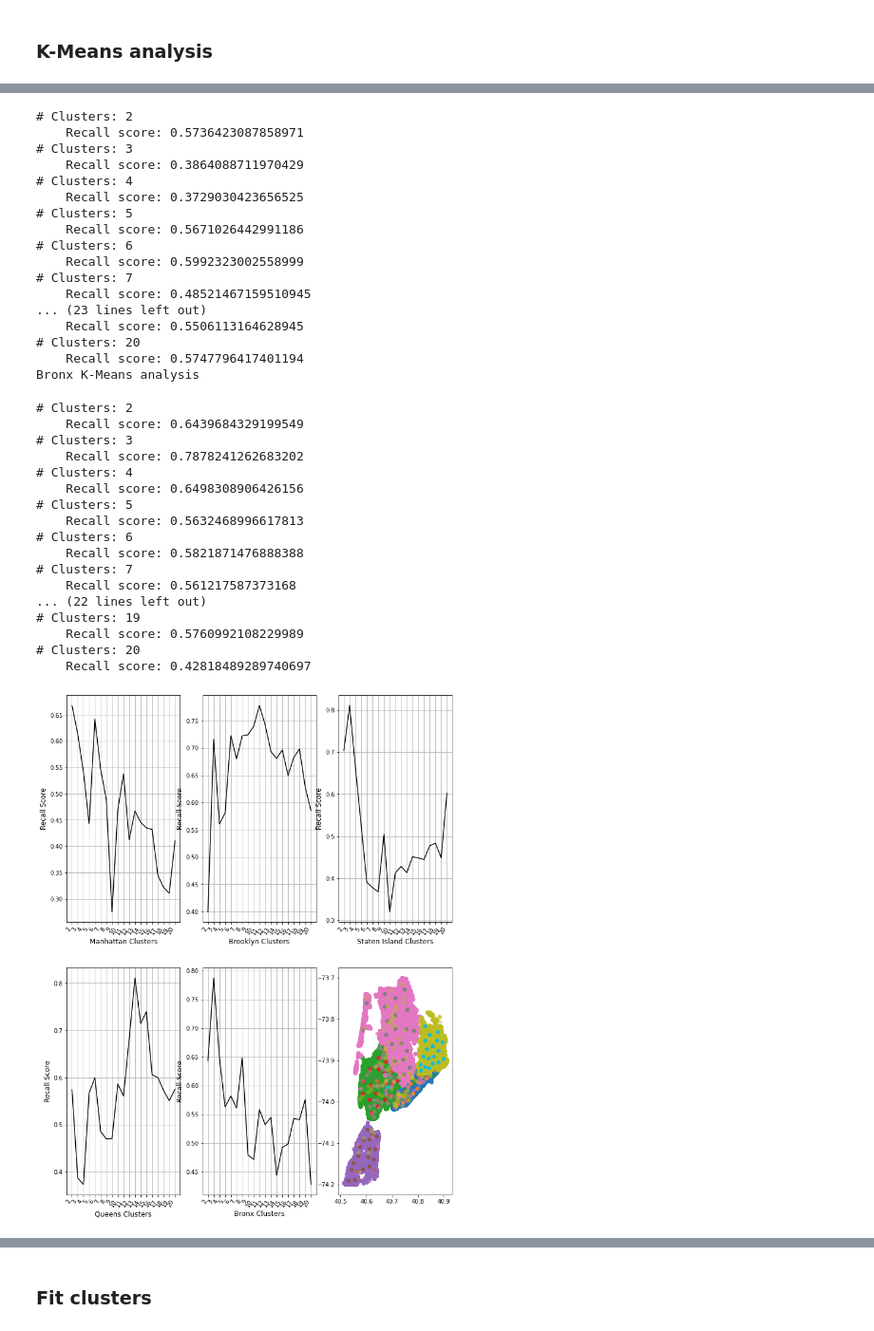
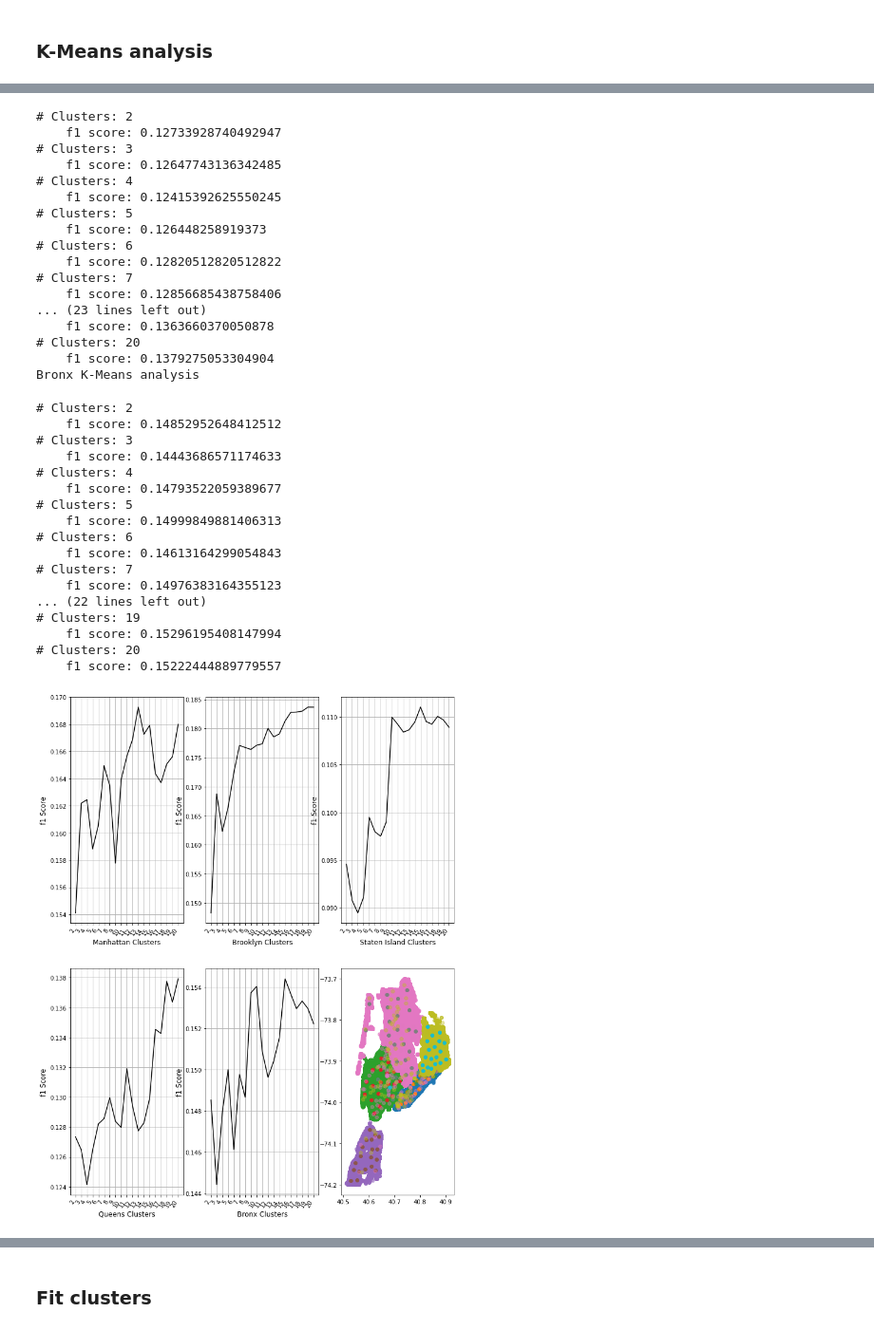
Before and after one commit to HechtYehuda/NYC-MVA-model, a Jupyter notebook: Hyperparameter tuning.ipynb, the cells around one changed output, grey strips where cells are left out. Shown at 95% size. Drawn from its saved outputs; the diff is of its cells as text; code cells hidden in the pictures.

```diff
--- a/Hyperparameter tuning.ipynb
+++ b/Hyperparameter tuning.ipynb
@@ -57,7 +57,7 @@ max_k = {}
 for space, current_borough in zip(subplots, boroughs):
     print(f'{current_borough.title()} K-Means analysis')
     borough = df[df['BOROUGH'] == current_borough]
-    recall_list = []
+    f1_list = []
     for i in range(2,21):
         kmeans = KMeans(n_clusters=i, random_state=42)
         kmeans.fit(borough[['LATITUDE','LONGITUDE']].values)
@@ -69,18 +69,18 @@ for space, current_borough in zip(subplots, boroughs):
         log_reg = LogisticRegression(class_weight='balanced', max_iter=10_000)
         log_reg.fit(X_train, y_train)
         y_pred = log_reg.predict(X_test)
-        log_recall = recall_score(y_test, y_pred)
-        print(f'# Clusters: {i}\n    Recall score: {log_recall}')
-        recall_list.append(log_recall)
+        log_f1 = f1_score(y_test, y_pred)
+        print(f'# Clusters: {i}\n    f1 score: {log_f1}')
+        f1_list.append(log_f1)
     _ = plt.subplot(space)
-    _ = plt.plot(range(2,21), recall_list, 'k-')
+    _ = plt.plot(range(2,21), f1_list, 'k-')
     _ = plt.grid()
     _ = plt.xlabel(f'{current_borough.title()} Clusters', fontsize=12)
-    _ = plt.ylabel('Recall Score', fontsize=12)
+    _ = plt.ylabel('f1 Score', fontsize=12)
     _ = plt.xticks(range(2,21), rotation=60, ha='right')
     max_k[current_borough] = {
-                        'K':recall_list.index(max(recall_list))+2,
-                        'Score': max(recall_list)
+                        'K':f1_list.index(max(f1_list))+2,
+                        'Score': max(f1_list)
             }
     _ = plt.subplot(236)
     _ = plt.scatter(borough['LATITUDE'], borough['LONGITUDE'], alpha=0.4)
@@ -122,39 +122,39 @@ Staten Island K-Means analysis
 Queens K-Means analysis
 # Clusters: 2
-    Recall score: 0.5736423087858971
+    f1 score: 0.12733928740492947
 # Clusters: 3
-    Recall score: 0.3864088711970429
+    f1 score: 0.12647743136342485
 # Clusters: 4
-    Recall score: 0.3729030423656525
+    f1 score: 0.12415392625550245
 # Clusters: 5
-    Recall score: 0.5671026442991186
+    f1 score: 0.126448258919373
 # Clusters: 6
-    Recall score: 0.5992323002558999
+    f1 score: 0.12820512820512822
 # Clusters: 7
-    Recall score: 0.48521467159510945
+    f1 score: 0.12856685438758406
 ... (23 lines left out)
-    Recall score: 0.5506113164628945
+    f1 score: 0.1363660370050878
 # Clusters: 20
-    Recall score: 0.5747796417401194
+    f1 score: 0.1379275053304904
 Bronx K-Means analysis
 # Clusters: 2
-    Recall score: 0.6439684329199549
+    f1 score: 0.14852952648412512
 # Clusters: 3
-    Recall score: 0.7878241262683202
+    f1 score: 0.14443686571174633
 # Clusters: 4
-    Recall score: 0.6498308906426156
+    f1 score: 0.14793522059389677
 # Clusters: 5
-    Recall score: 0.5632468996617813
+    f1 score: 0.14999849881406313
 # Clusters: 6
-    Recall score: 0.5821871476888388
+    f1 score: 0.14613164299054843
 # Clusters: 7
-    Recall score: 0.561217587373168
+    f1 score: 0.14976383164355123
 ... (22 lines left out)
 # Clusters: 19
-    Recall score: 0.5760992108229989
+    f1 score: 0.15296195408147994
 # Clusters: 20
-    Recall score: 0.42818489289740697
+    f1 score: 0.15222444889779557
-[figure, old version]
+[figure, new version]
 # %%
 _ = plt.savefig('K-Means tuning.png')
 for i in max_k:
```
Also changed, not shown: parts of 10 cells of this notebook, 2 other files.
